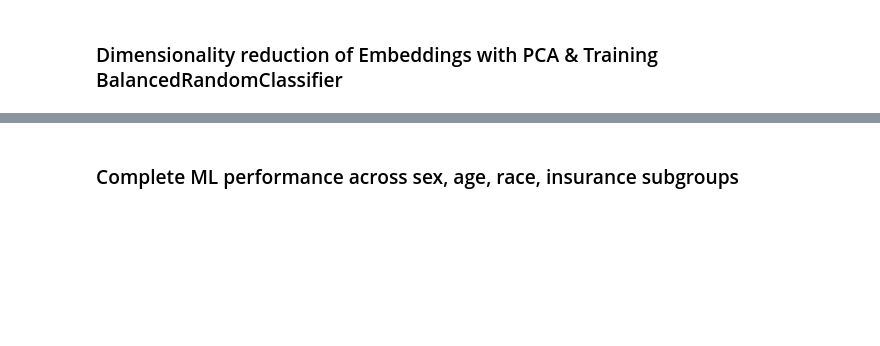
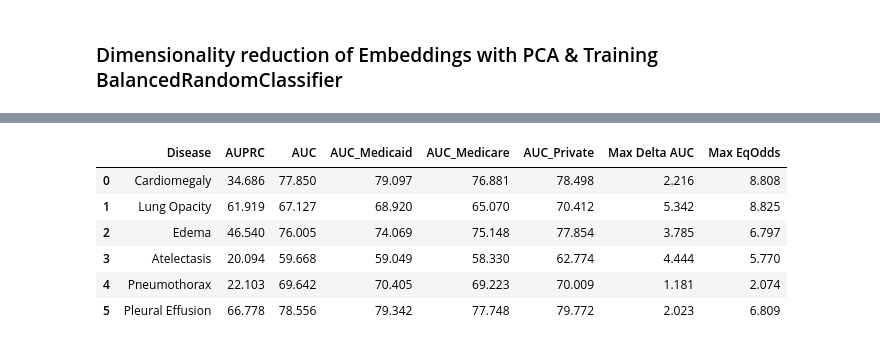
Before and after one commit to clemence-mottez/Mitigating-bias-in-DL-models, a Jupyter notebook: model_eval/densenet_from_embeddings_to_pred_BalancedRandomForest.ipynb, the cells around one changed output, grey strips where cells are left out. Drawn from its saved outputs; the diff is of its cells as text; code cells hidden in the pictures; blank space fills up the shorter version.

```diff
--- a/model_eval/densenet_from_embeddings_to_pred_BalancedRandomForest.ipynb
+++ b/model_eval/densenet_from_embeddings_to_pred_BalancedRandomForest.ipynb
@@ -556,3 +675,63 @@ styled_df_insurance
-# %% [markdown]
-### Complete ML performance across sex, age, race, insurance subgroups
+# %%
+# Initialize an empty list to store the data
+data_health = []
+
+# Iterate over the diseases in the metrics dictionary
+for disease, values in metrics.items():
+    auprc_overall = values['AUPRC'] *100
+    auc_overall = values['AUC'] *100
+    auc_groups = [
+        metrics_medicaid[disease]['AUC'] *100,
+        metrics_medicare[disease]['AUC'] *100,
+        metrics_private[disease]['AUC'] *100
+    ]
+    tp_rates = [
+        metrics_medicaid[disease]['TP Rate'] *100,
+        metrics_medicare[disease]['TP Rate'] *100,
+        metrics_private[disease]['TP Rate'] *100
+    ]
+    fp_rates = [
+        metrics_medicaid[disease]['FP Rate'] *100,
+        metrics_medicare[disease]['FP Rate'] *100,
+        metrics_private[disease]['FP Rate'] *100
+    ]
+
+    # Calculate the maximum delta AUC
+    delta_auc_health = max(abs(auc_groups[i] - auc_groups[j]) for i in range(len(auc_groups)) for j in range(i + 1, len(auc_groups)))
+
+    # Calculate the maximum equality of odds
+    eq_odds_health = max(
+        0.5 * (abs(tp_rates[i] - tp_rates[j]) + abs(fp_rates[i] - fp_rates[j]))
+        for i in range(len(tp_rates)) for j in range(i + 1, len(tp_rates))
+    )
+
+    # Append to the data list
+    data_health.append([disease, auprc_overall, auc_overall] + auc_groups + [delta_auc_health, eq_odds_health])
+
+# Create a DataFrame
+columns = ['Disease', 'AUPRC', 'AUC', 'AUC_Medicaid', 'AUC_Medicare', 'AUC_Private', 'Max Delta AUC', 'Max EqOdds']
+df_health = pd.DataFrame(data_health, columns=columns)
+
+# Display the DataFrame with styling
+# Styling the DataFrame
+styled_df = df_health.style.format({
+    'AUC': "{:.3f}",
+    'AUPRC': "{:.3f}",
+    'AUC_Medicaid': "{:.3f}",
+    'AUC_Medicare': "{:.3f}",
+    'AUC_Private': "{:.3f}",
+    'Max Delta AUC': "{:.3f}",
+    'Max EqOdds': "{:.3f}"
+}).background_gradient(cmap='viridis', subset=['AUPRC', 'AUC',  'AUC_Medicaid', 'AUC_Medicare', 'AUC_Private', 'Max Delta AUC', 'Max EqOdds'])
+
+# Display the styled DataFrame
+styled_df
+# %% [output]
+|  | Disease | AUPRC | AUC | AUC_Medicaid | AUC_Medicare | AUC_Private | Max Delta AUC | Max EqOdds |
+| 0 | Cardiomegaly | 34.686 | 77.850 | 79.097 | 76.881 | 78.498 | 2.216 | 8.808 |
+| 1 | Lung Opacity | 61.919 | 67.127 | 68.920 | 65.070 | 70.412 | 5.342 | 8.825 |
+| 2 | Edema | 46.540 | 76.005 | 74.069 | 75.148 | 77.854 | 3.785 | 6.797 |
+| 3 | Atelectasis | 20.094 | 59.668 | 59.049 | 58.330 | 62.774 | 4.444 | 5.770 |
+| 4 | Pneumothorax | 22.103 | 69.642 | 70.405 | 69.223 | 70.009 | 1.181 | 2.074 |
+| 5 | Pleural Effusion | 66.778 | 78.556 | 79.342 | 77.748 | 79.772 | 2.023 | 6.809 |
 # %%
```
Also changed, not shown: parts of 35 cells of this notebook.
